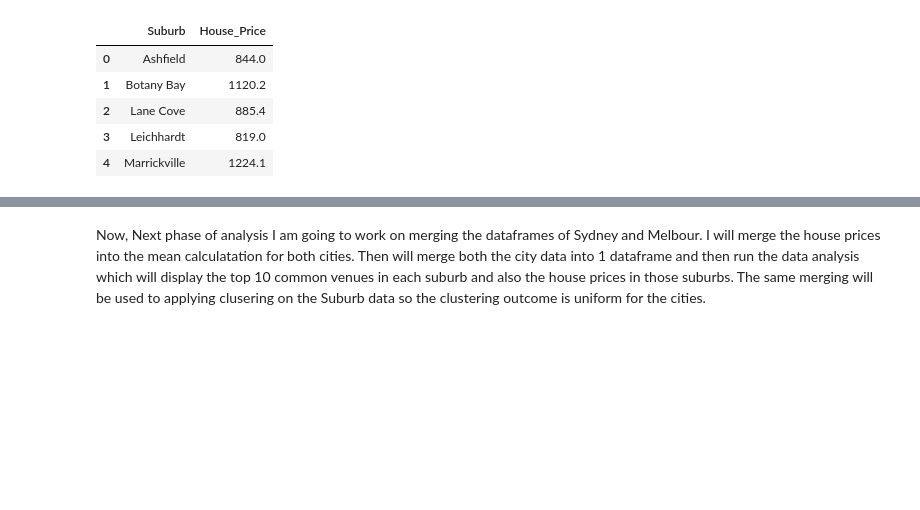
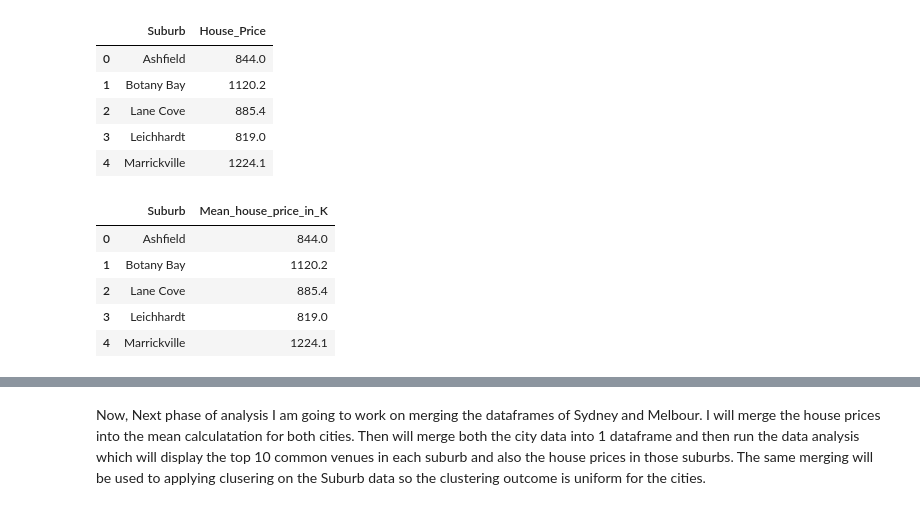
Before and after one commit to bipluv89/Capstone_project, a Jupyter notebook: Capstone_Sydney_melbourne_Analytical_view.ipynb, the cells around one changed output, grey strips where cells are left out. Cells and saved outputs as stored; diff of their text form; code cells hidden in the pictures; blank space fills up the shorter version.

```diff
--- a/Capstone_Sydney_melbourne_Analytical_view.ipynb
+++ b/Capstone_Sydney_melbourne_Analytical_view.ipynb
@@ -513,3 +513,12 @@ sydney_house_price.head()
 # creating uniformity in column names as the same is required during merging of datasets
 sydney_house_price=sydney_house_price.rename(columns={'House_Price':'Mean_house_price_in_K'})
 MelbournePrice_mean=MelbournePrice_mean.rename(columns={'Price':'Mean_house_price_in_K'})
+# %%
+sydney_house_price.head()
+# %% [output]
+|  | Suburb | Mean_house_price_in_K |
+| 0 | Ashfield | 844.0 |
+| 1 | Botany Bay | 1120.2 |
+| 2 | Lane Cove | 885.4 |
+| 3 | Leichhardt | 819.0 |
+| 4 | Marrickville | 1224.1 |
```
Also changed, not shown: parts of 2 cells of this notebook.
